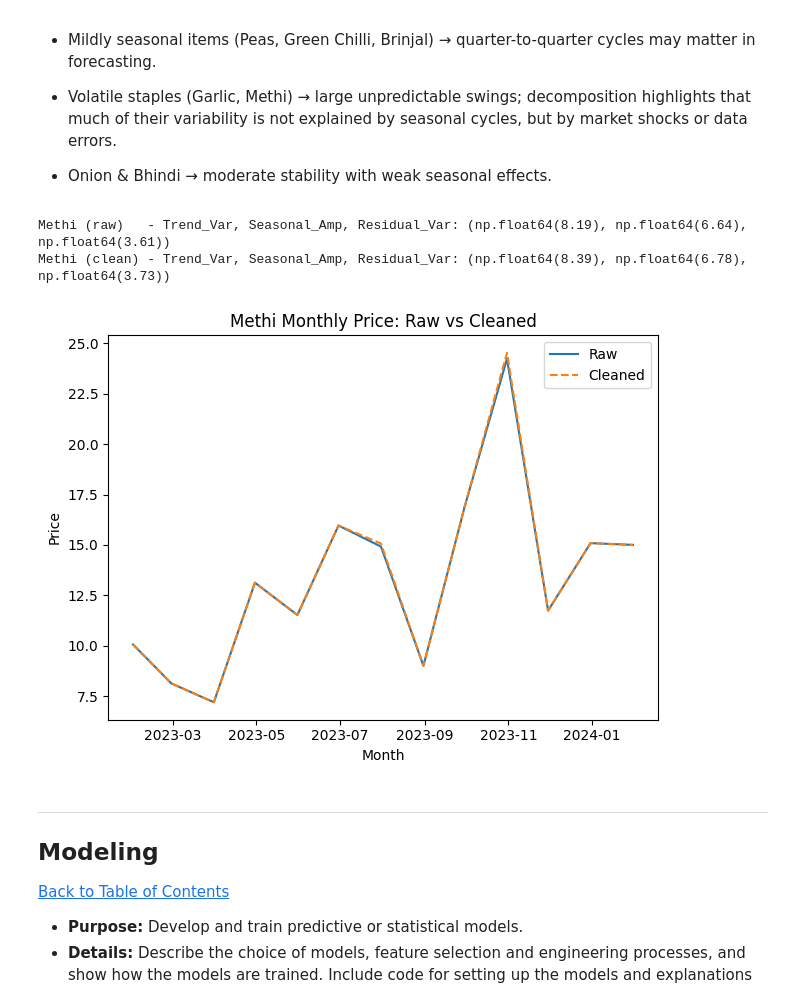
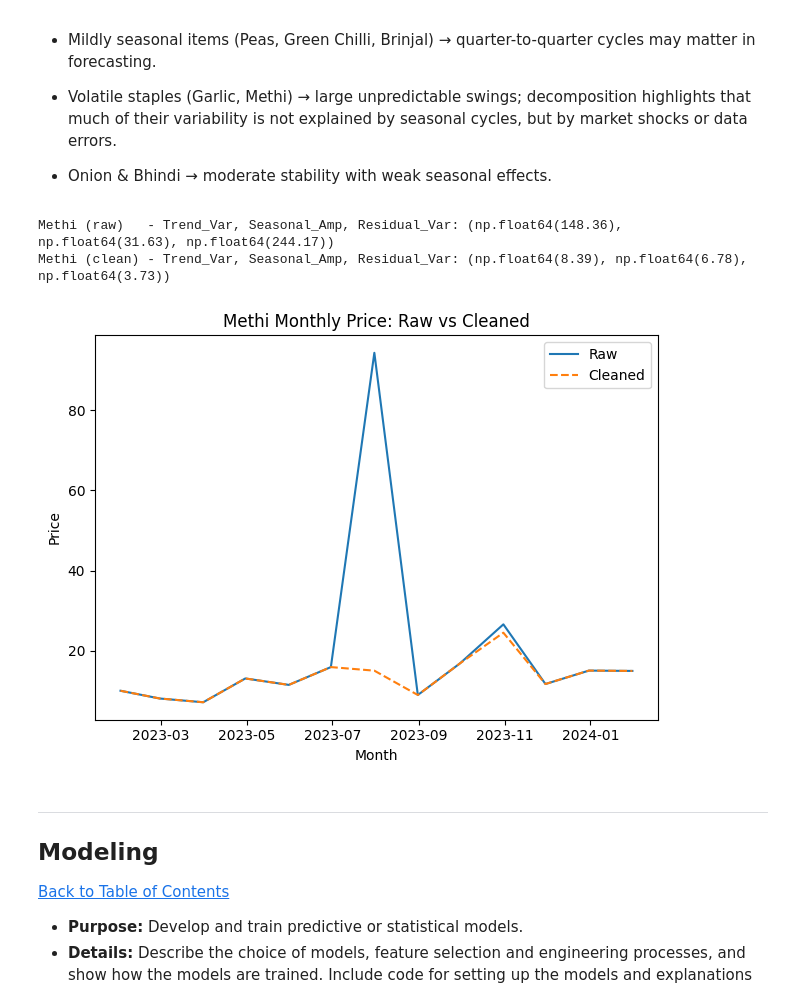
Before and after one commit to RachelFinlayson/Capestone_Project_2025, a Jupyter notebook: QCTO---Workplace-Module-Notebook.ipynb, the cells around one changed output. Drawn from its saved outputs; the diff is of its cells as text; code cells hidden in the pictures.

```diff
--- a/QCTO---Workplace-Module-Notebook.ipynb
+++ b/QCTO---Workplace-Module-Notebook.ipynb
@@ -164,11 +168,11 @@ Elephant Yam (Suran)      0.0
 dtype: float64
 # %%
 # Convert date column
-df['Price Dates'] = pd.to_datetime(df['Price Dates'],
+df['date'] = pd.to_datetime(df['Price Dates'],
                                    format="%d-%m-%Y", errors="coerce")
 
 # Sort by date
-df = df.sort_values('Price Dates').reset_index(drop=True)
+df = df.sort_values('date').reset_index(drop=True)
 # %%
 # Remove exact duplicate rows
 before_dups = len(df)
@@ -312,7 +316,7 @@ Risky commodities: Garlic, Peas, and Brinjal show wide swings, highlighting supp
 
 # Monthly means
 monthly_wide = (
-    df.set_index("Price Dates")[num_cols]
+    df.set_index("date")[num_cols]
       .resample("M").mean()
 )
 
@@ -320,7 +324,7 @@ monthly_wide = (
 monthly_long = (
     monthly_wide
       .reset_index()
-      .melt(id_vars="Price Dates", var_name="vegetable", value_name="price")
+      .melt(id_vars="date", var_name="vegetable", value_name="price")
 )
 
 monthly_wide.head(), monthly_long.head()
@@ -502,42 +506,42 @@ mask_extreme = df["Methi"] > upper_iqr
 df.loc[mask_extreme, "Methi"] = np.nan
 
 # Time-based interpolation on date index
-df = df.set_index("Price Dates")
+df = df.set_index("date")
 df["Methi"] = df["Methi"].interpolate(method="time").bfill().ffill()
 df = df.reset_index()
 
 # Save cleaned version (optional)
 df.drop(columns=["Methi_raw"]).to_csv("prices_clean_methi.csv", index=False)
 
 # --- Recompute monthly + quarterly decomposition stats (before/after) ---
-monthly = df.set_index("Price Dates")[["Methi","Methi_raw"]].resample("M").mean()
+monthly = df.set_index("date")[["Methi","Methi_raw"]].resample("M").mean()
 
 def decomp_stats(series, period=3):
     s = series.asfreq("M").dropna()
     decomp = seasonal_decompose(s, model="additive", period=period)
     trend_var = np.var(decomp.trend.dropna())
     resid_var = np.var(decomp.resid.dropna())
     seasonal_amp = decomp.seasonal.max() - decomp.seasonal.min()
     return round(trend_var,2), round(seasonal_amp,2), round(resid_var,2)
 
 stats_raw  = decomp_stats(monthly["Methi_raw"])
 stats_clean= decomp_stats(monthly["Methi"])
 
 print("Methi (raw)   - Trend_Var, Seasonal_Amp, Residual_Var:", stats_raw)
 print("Methi (clean) - Trend_Var, Seasonal_Amp, Residual_Var:", stats_clean)
 
 # Plot monthly raw vs cleaned
 plt.plot(monthly.index, monthly["Methi_raw"], label="Raw")
 plt.plot(monthly.index, monthly["Methi"], linestyle="--", label="Cleaned")
 plt.title("Methi Monthly Price: Raw vs Cleaned")
 plt.xlabel("Month"); plt.ylabel("Price")
 plt.legend()
 plt.tight_layout()
 plt.show()
 # %% [output]
-Methi (raw)   - Trend_Var, Seasonal_Amp, Residual_Var: (np.float64(8.19), np.float64(6.64), np.float64(3.61))
+Methi (raw)   - Trend_Var, Seasonal_Amp, Residual_Var: (np.float64(148.36), np.float64(31.63), np.float64(244.17))
 Methi (clean) - Trend_Var, Seasonal_Amp, Residual_Var: (np.float64(8.39), np.float64(6.78), np.float64(3.73))
-[figure, old version]
+[figure, new version]
 # %% [markdown]
 ---
 <a href=#six></a>
```
Also changed, not shown: parts of 16 cells of this notebook.
